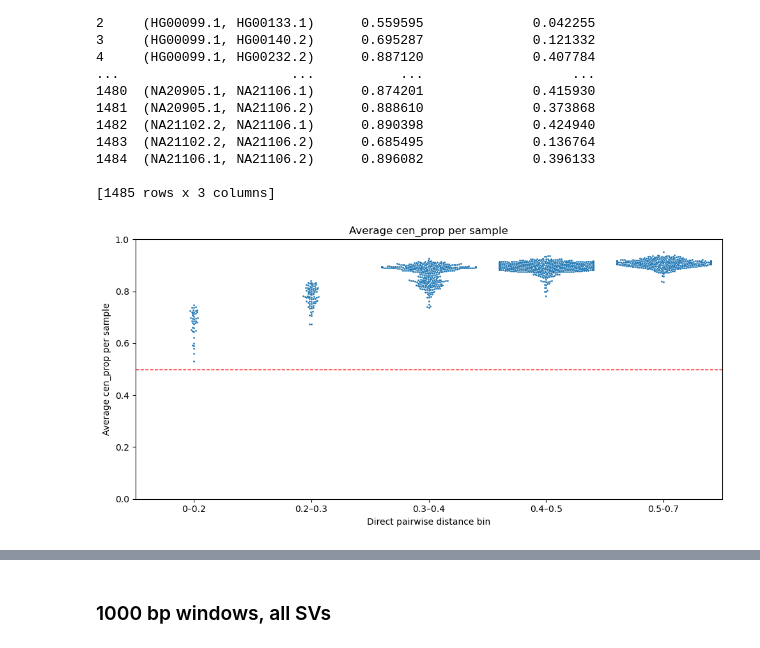
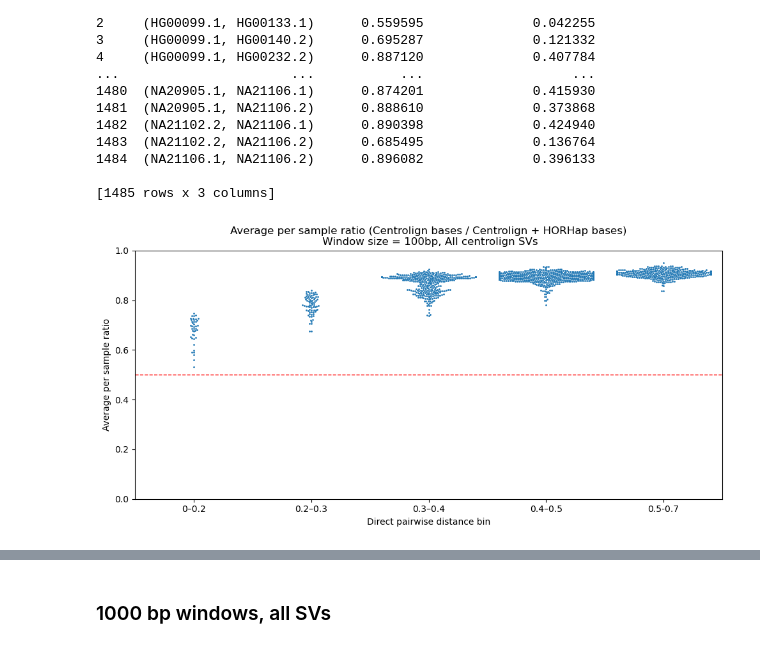
Before and after one commit to miramastoras/centrolign_analysis, a Jupyter notebook: analysis_notes/release2_QC_v2/notebooks/horhap_SV_concordance.ipynb, the cells around one changed output, grey strips where cells are left out. Saved outputs shown, nothing was run; the diff lists cells and outputs as text; code cells hidden in the pictures.

```diff
--- a/analysis_notes/release2_QC_v2/notebooks/horhap_SV_concordance.ipynb
+++ b/analysis_notes/release2_QC_v2/notebooks/horhap_SV_concordance.ipynb
@@ -207,9 +334,9 @@ plt.show()
 # %%
 folder = "/private/groups/patenlab/mira/centrolign/analysis/horhap_SV_concordance/chr12/cenhap4"
 suffix = "all_SVs.100bp.bed"
-df = read_beds(folder,suffix)
-df["chr"]="chr12"
-print(df.head())
+all_svs_100bp_df = read_beds(folder,suffix)
+all_svs_100bp_df["chr"]="chr12"
+print(all_svs_100bp_df.head())
 # %% [output]
       sample  window_start  window_end  centrolign_counts  horhap_counts  \
 0  HG01109.1      34766195    34767754               1359              0
@@ -227,23 +354,23 @@ print(df.head())
 # %%
 ## merge with all pairs distances
 
-df = df.rename(columns={"sample": "sample1"})
+all_svs_100bp_df = all_svs_100bp_df.rename(columns={"sample": "sample1"})
 
-merged = (
-    df
+all_svs_100bp_df_merged = (
+    all_svs_100bp_df
     .merge(all_pairs_dist_df, on=["sample1", "sample2","chr"], how="left")
 )
 
-merged.head()
+all_svs_100bp_df_merged.head()
 
-denom = merged["centrolign_counts"] + merged["horhap_counts"]
+denom = all_svs_100bp_df_merged["centrolign_counts"] + all_svs_100bp_df_merged["horhap_counts"]
 
-merged["cen_prop"] = np.where(
+all_svs_100bp_df_merged["cen_prop"] = np.where(
     denom > 0,
-    df["centrolign_counts"] / denom,
+    all_svs_100bp_df_merged["centrolign_counts"] / denom,
     0
 )
-merged.head()
+all_svs_100bp_df_merged.head()
 # %% [output]
 |  | sample1 | window_start | window_end | centrolign_counts | horhap_counts | sample2 | ratio | chr | ... |
 | 0 | HG01109.1 | 34766195 | 34767754 | 1359 | 0 | HG01940.2 | 0.0 | chr12 | ... |
@@ -303,20 +430,20 @@ plt.show()
 ### Calculate the average concordance per sample
 
 # create an order-independent pair column
-merged["sample_pair"] = merged.apply(
+all_svs_100bp_df_merged["sample_pair"] = all_svs_100bp_df_merged.apply(
     lambda r: tuple(sorted([r["sample1"], r["sample2"]])),
     axis=1
 )
 
 # group by the unordered pair and calculate mean cen_prop
-avg_cen_prop = (
-    merged.groupby("sample_pair", as_index=False)
+avg_cen_prop_all_svs_100bp = (
+    all_svs_100bp_df_merged.groupby("sample_pair", as_index=False)
       .agg(
           avg_cen_prop=("cen_prop", "mean"),
           direct_pairwise_dist=("direct_pairwise_dist", "first")
       )
 )
-print(avg_cen_prop)
+print(avg_cen_prop_all_svs_100bp)
 # %% [output]
                  sample_pair  avg_cen_prop  direct_pairwise_dist
 0     (HG00099.1, HG00126.2)      0.914358              0.534728
@@ -337,39 +464,39 @@ import pandas as pd
 import seaborn as sns
 import matplotlib.pyplot as plt
 
 bins = [0.0, 0.2, 0.3, 0.4, 0.5, 0.7]
 labels = ["0–0.2", "0.2–0.3", "0.3–0.4", "0.4–0.5", "0.5-0.7"]
 
-avg_cen_prop["dist_bin"] = pd.cut(
-    avg_cen_prop["direct_pairwise_dist"],
+avg_cen_prop_all_svs_100bp["dist_bin"] = pd.cut(
+    avg_cen_prop_all_svs_100bp["direct_pairwise_dist"],
     bins=bins,
     labels=labels,
     include_lowest=True
 )
 
 plt.figure(figsize=(10, 5))
 sns.swarmplot(
-    data=avg_cen_prop,
+    data=avg_cen_prop_all_svs_100bp,
     x="dist_bin",
     y="avg_cen_prop",
     size=2
 )
 
 # horizontal reference line at y = 0.5
 plt.axhline(
     y=0.5,
     color="red",
     linestyle="--",
     linewidth=1
 )
 plt.xlabel("Direct pairwise distance bin")
 plt.ylim(0,1)
-plt.ylabel("Average cen_prop per sample")
-plt.title("Average cen_prop per sample")
+plt.ylabel("Average per sample ratio")
+plt.title("Average per sample ratio (Centrolign bases / Centrolign + HORHap bases)\n Window size = 100bp, All centrolign SVs")
 plt.tight_layout()
 plt.show()
 # %% [output]
-[figure, old version]
+[figure, new version]
 # %%
 import pandas as pd
 import seaborn as sns
```
Also changed, not shown: parts of 24 cells of this notebook, 4 other files.
